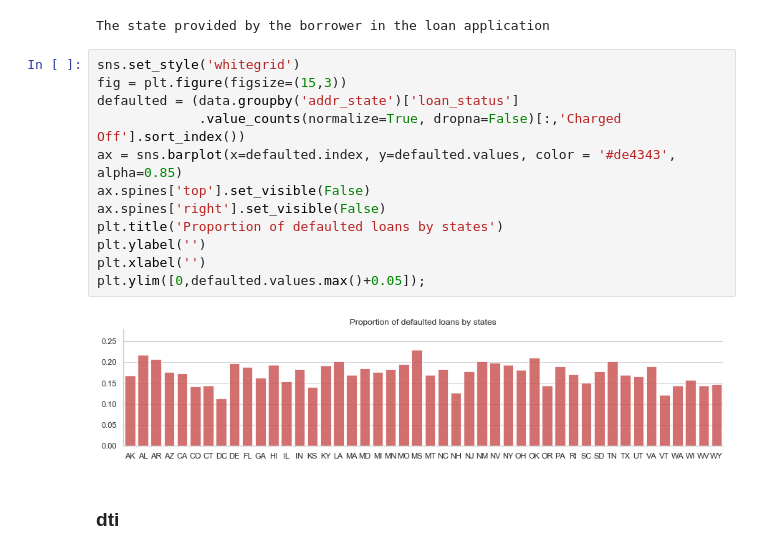
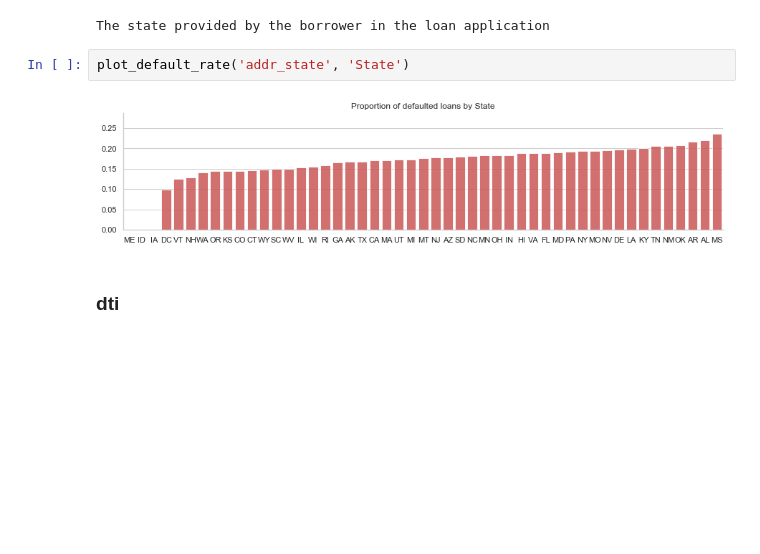
Before and after one commit to apy444/loan_default_prediction, a Jupyter notebook: EDA.ipynb, the cells around one changed output. Saved outputs shown, nothing was run; the diff lists cells and outputs as text; blank space fills up the shorter version.

```diff
--- a/EDA.ipynb
+++ b/EDA.ipynb
@@ -804,20 +582,10 @@ We can see big differencies regarding the defaulted rate in different categories
 print_desc('addr_state')
 # %% [output]
 The state provided by the borrower in the loan application
-# %%
-sns.set_style('whitegrid')
-fig = plt.figure(figsize=(15,3))
-defaulted = (data.groupby('addr_state')['loan_status']
-             .value_counts(normalize=True, dropna=False)[:,'Charged Off'].sort_index())
-ax = sns.barplot(x=defaulted.index, y=defaulted.values, color = '#de4343', alpha=0.85)
-ax.spines['top'].set_visible(False)
-ax.spines['right'].set_visible(False)
-plt.title('Proportion of defaulted loans by states')
-plt.ylabel('')
-plt.xlabel('')
-plt.ylim([0,defaulted.values.max()+0.05]);
-# %% [output]
-[figure, removed]
+# %%
+plot_default_rate('addr_state', 'State')
+# %% [output]
+[figure, added]
 # %% [markdown]
 ### dti
 # %%
```
Also changed, not shown: parts of 183 cells of this notebook.
